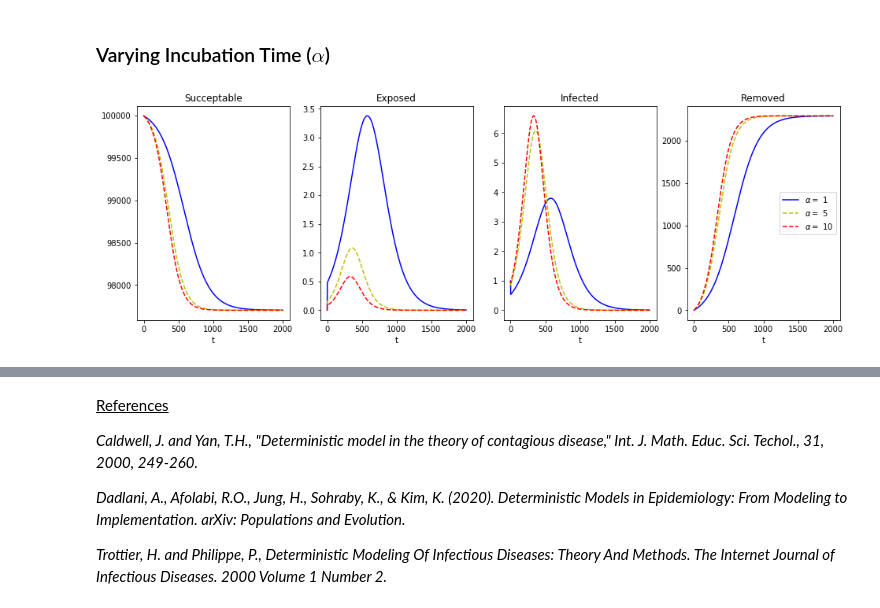
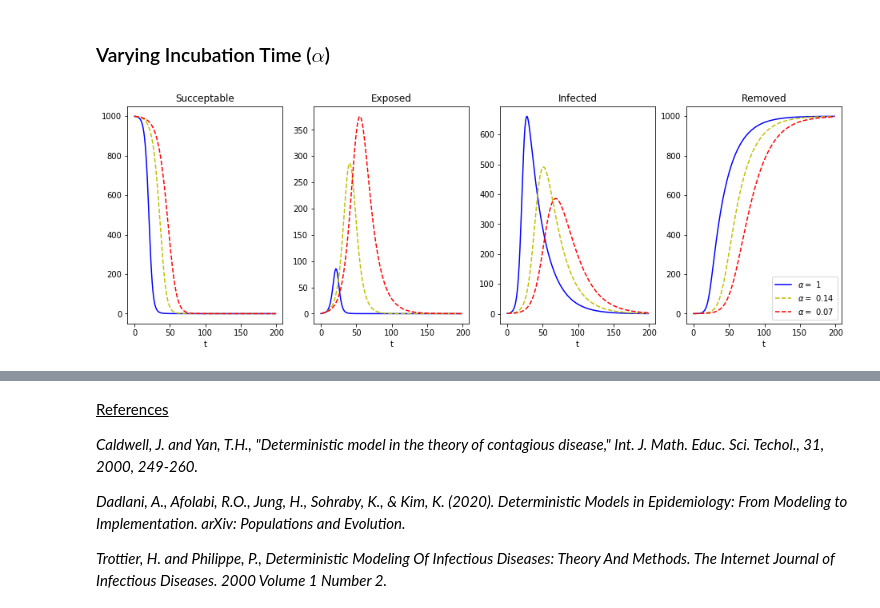
Before and after one commit to samroon2/math_models, a Jupyter notebook: deterministic_modelling_of_contagious_disease.ipynb, the cells around one changed output, grey strips where cells are left out. Saved outputs shown, nothing was run; the diff lists cells and outputs as text; code cells hidden in the pictures.

```diff
--- a/deterministic_modelling_of_contagious_disease.ipynb
+++ b/deterministic_modelling_of_contagious_disease.ipynb
@@ -77,6 +79,15 @@ The number of removals, or those removed from the infectives by means of death,
 $ \displaystyle \frac{dR(t)}{dt} = \displaystyle \gamma I(t)$
 
 Now let's use scipys odeint function to solve our system of DE's and plot our model results.
+# %%
+def sir_disease_model(x, t):
+    S = x[0] # Succeptable
+    I = x[1] # Infected
+    R = x[2] # Removed
+    dSdt = -beta * S *I
+    dIdt = (beta * S * I) - (gamma * I)
+    dRdt = gamma * I
+    return [dSdt, dIdt, dRdt]
 # %%
 import matplotlib.pyplot as plt
 from scipy.integrate import odeint
@@ -227,6 +217,17 @@ The changed in removed individuals:
 $ \displaystyle \frac{dR(t)}{dt} = \displaystyle \gamma I(t)$
 
 Now let's use scipys odeint function to solve our system of DE's and plot our model results.
+# %%
+def sire_disease_model(x, t):
+    S = x[0] # Succeptable
+    E = x[1] # Exposed
+    I = x[2] # Infected
+    R = x[3] # Removed/Recovered
+    dSdt = -beta * S * I
+    dEdt = (beta * S * I) - (alpha * E)
+    dIdt = (alpha * E) - (gamma * I)
+    dRdt = gamma * I
+    return [dSdt, dEdt, dIdt, dRdt]
 # %%
 import matplotlib.pyplot as plt
 from scipy.integrate import odeint
@@ -384,39 +335,25 @@ plt.show()
 ### Varying Incubation Time ($\alpha$)
 # %%
 f, (ax1, ax2, ax3, ax4) = plt.subplots(1, 4, figsize=(16,5))
-for idx, alpha in enumerate([1, 5, 10]): # Incubation time (days)
+for idx, alpha in enumerate([1, 1/7, 1/14]): # Incubation time (days)
 
-    beta = 9e-6 # infection rate
-    gamma = 0.89
-
-    def contagious_disease(x, t):
-        S = x[0] # Succeptable
-        E = x[1] # Exposed
-        I = x[2] # Infected
-        R = x[3] # Removed
-        dSdt = -beta * S * I
-        dEdt = (beta * S * I) - (alpha * E)
-        dIdt = (alpha * E) - (gamma * I)
-        dRdt = gamma * I
-        return [dSdt, dEdt, dIdt, dRdt]
+    beta = 4.95e-4 # Infection rate
+    gamma = 0.04419 # Removal / recovery
 
     # Our initial conditions: 99999 succeptable, 1 infected, 0 removed.
-    x0 = [99998, 0, 1, 0]
+    x0 = [999, 0, 1, 0]
 
-    t = range(2000)
-    res = odeint(contagious_disease, x0, t)
-
-    t = range(2000)
-    res = odeint(contagious_disease, x0, t)
+    t = range(200)
+    res = odeint(sire_disease_model, x0, t)
     cols = ['b-', 'y--', 'r--', 'g--']
     axs = [ax1, ax2, ax3, ax4]
     titles = ['Succeptable', 'Exposed', 'Infected', 'Removed']
     for i in range(4):
-        axs[i].plot(t,res[:,i],cols[idx],label=r'$\alpha=$ ' + str(alpha))
+        axs[i].plot(t,res[:,i],cols[idx],label=r'$\alpha=$ ' + str(round(alpha, 2)))
         axs[i].set_title(titles[i])
         axs[i].set_xlabel('t')
 
-plt.legend(loc='center right')
+plt.legend(loc='lower right')
 plt.show()
 # %% [output]
-[figure, old version]
+[figure, new version]
```
Also changed, not shown: parts of 13 cells of this notebook.
